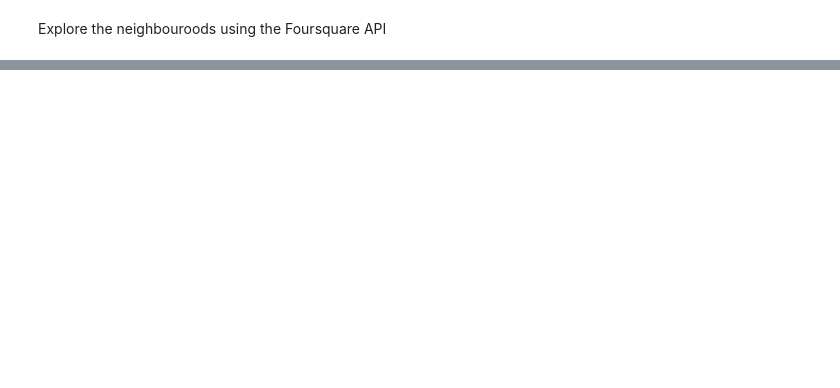
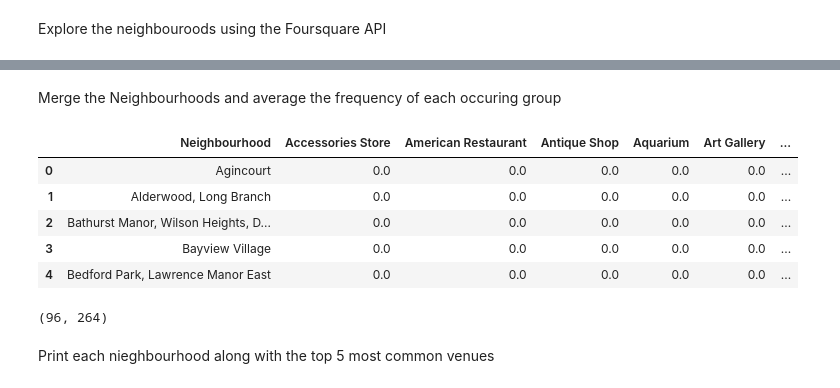
Before and after one commit to Kazmanton/Coursera_Capstone, a Jupyter notebook: Neighborhoods in Toronto.ipynb, the cells around one changed output, grey strips where cells are left out. Drawn from its saved outputs; the diff is of its cells as text; code cells hidden in the pictures; blank space fills up the shorter version.

```diff
--- a/Neighborhoods in Toronto.ipynb
+++ b/Neighborhoods in Toronto.ipynb
@@ -283,0 +450,18 @@ CLIENT_SECRET:VINR5MK4KWHJGM01ZHHCEQJDHZWVT11O4THWNNO12WYTXOA0
+# %% [markdown]
+Merge the Neighbourhoods and average the frequency of each occuring group
+# %%
+toronto_grouped = toronto_onehot.groupby('Neighbourhood').mean().reset_index()
+toronto_grouped.head()
+# %% [output]
+|  | Neighbourhood | Accessories Store | American Restaurant | Antique Shop | Aquarium | Art Gallery | ... |
+| 0 | Agincourt | 0.0 | 0.0 | 0.0 | 0.0 | 0.0 | ... |
+| 1 | Alderwood, Long Branch | 0.0 | 0.0 | 0.0 | 0.0 | 0.0 | ... |
+| 2 | Bathurst Manor, Wilson Heights, D... | 0.0 | 0.0 | 0.0 | 0.0 | 0.0 | ... |
+| 3 | Bayview Village | 0.0 | 0.0 | 0.0 | 0.0 | 0.0 | ... |
+| 4 | Bedford Park, Lawrence Manor East | 0.0 | 0.0 | 0.0 | 0.0 | 0.0 | ... |
+# %%
+toronto_grouped.shape
+# %% [output]
+(96, 264)
+# %% [markdown]
+Print each nieghbourhood along with the top 5 most common venues
```
Also changed, not shown: parts of 41 cells of this notebook.
